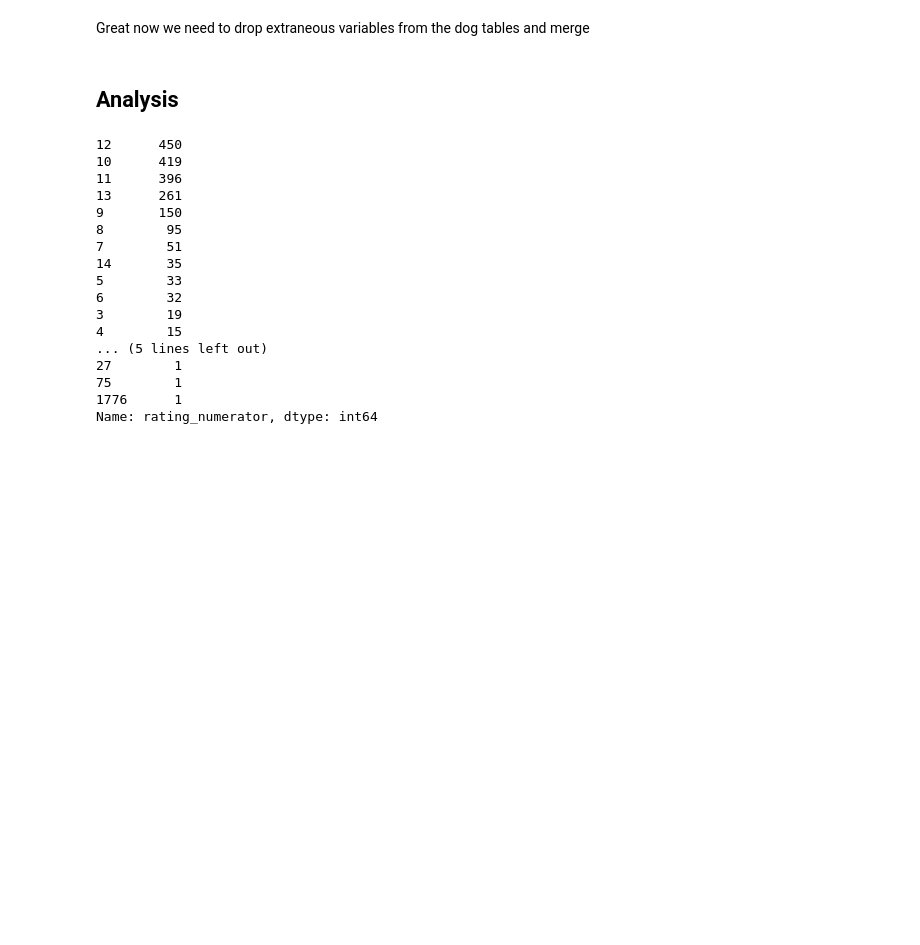
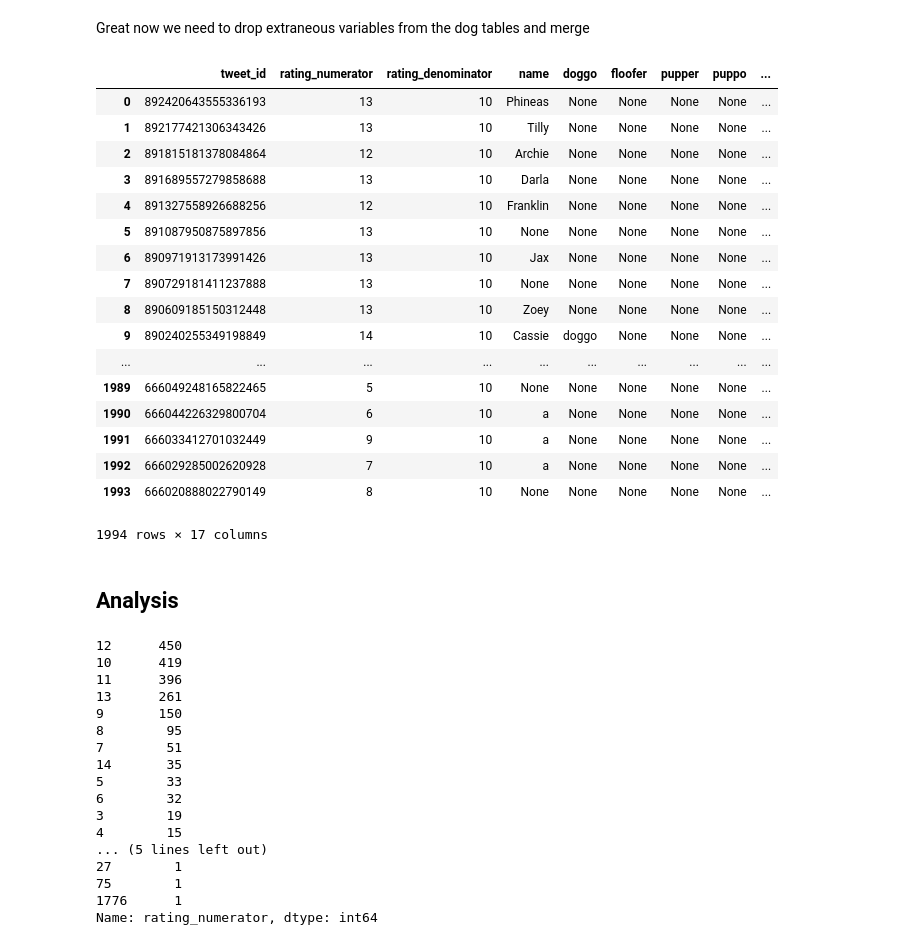
Before and after one commit to ryan-neal/dog_wrangling, a Jupyter notebook: wrangle_act.ipynb, the cells around one changed output. Drawn from its saved outputs; the diff is of its cells as text; code cells hidden in the pictures; blank space fills up the shorter version.

```diff
--- a/wrangle_act.ipynb
+++ b/wrangle_act.ipynb
@@ -362,6 +376,27 @@ dog_data_clean.drop(["timestamp", "source", "text", "expanded_urls", "hashtags"]
 dog_predictions_clean.drop(["jpg_url"], axis=1, inplace=True)
 # %%
 dog_table = pd.merge(dog_data_clean, dog_predictions_clean)
+# %%
+dog_table
+# %% [output]
+|  | tweet_id | rating_numerator | rating_denominator | name | doggo | floofer | pupper | puppo | ... |
+| 0 | 892420643555336193 | 13 | 10 | Phineas | None | None | None | None | ... |
+| 1 | 892177421306343426 | 13 | 10 | Tilly | None | None | None | None | ... |
+| 2 | 891815181378084864 | 12 | 10 | Archie | None | None | None | None | ... |
+| 3 | 891689557279858688 | 13 | 10 | Darla | None | None | None | None | ... |
+| 4 | 891327558926688256 | 12 | 10 | Franklin | None | None | None | None | ... |
+| 5 | 891087950875897856 | 13 | 10 | None | None | None | None | None | ... |
+| 6 | 890971913173991426 | 13 | 10 | Jax | None | None | None | None | ... |
+| 7 | 890729181411237888 | 13 | 10 | None | None | None | None | None | ... |
+| 8 | 890609185150312448 | 13 | 10 | Zoey | None | None | None | None | ... |
+| 9 | 890240255349198849 | 14 | 10 | Cassie | doggo | None | None | None | ... |
+| ... | ... | ... | ... | ... | ... | ... | ... | ... | ... |
+| 1989 | 666049248165822465 | 5 | 10 | None | None | None | None | None | ... |
+| 1990 | 666044226329800704 | 6 | 10 | a | None | None | None | None | ... |
+| 1991 | 666033412701032449 | 9 | 10 | a | None | None | None | None | ... |
+| 1992 | 666029285002620928 | 7 | 10 | a | None | None | None | None | ... |
+| 1993 | 666020888022790149 | 8 | 10 | None | None | None | None | None | ... |
+1994 rows × 17 columns
 # %%
 # export to csv
 
```
Also changed, not shown: parts of 7 cells of this notebook, 5 other files.
